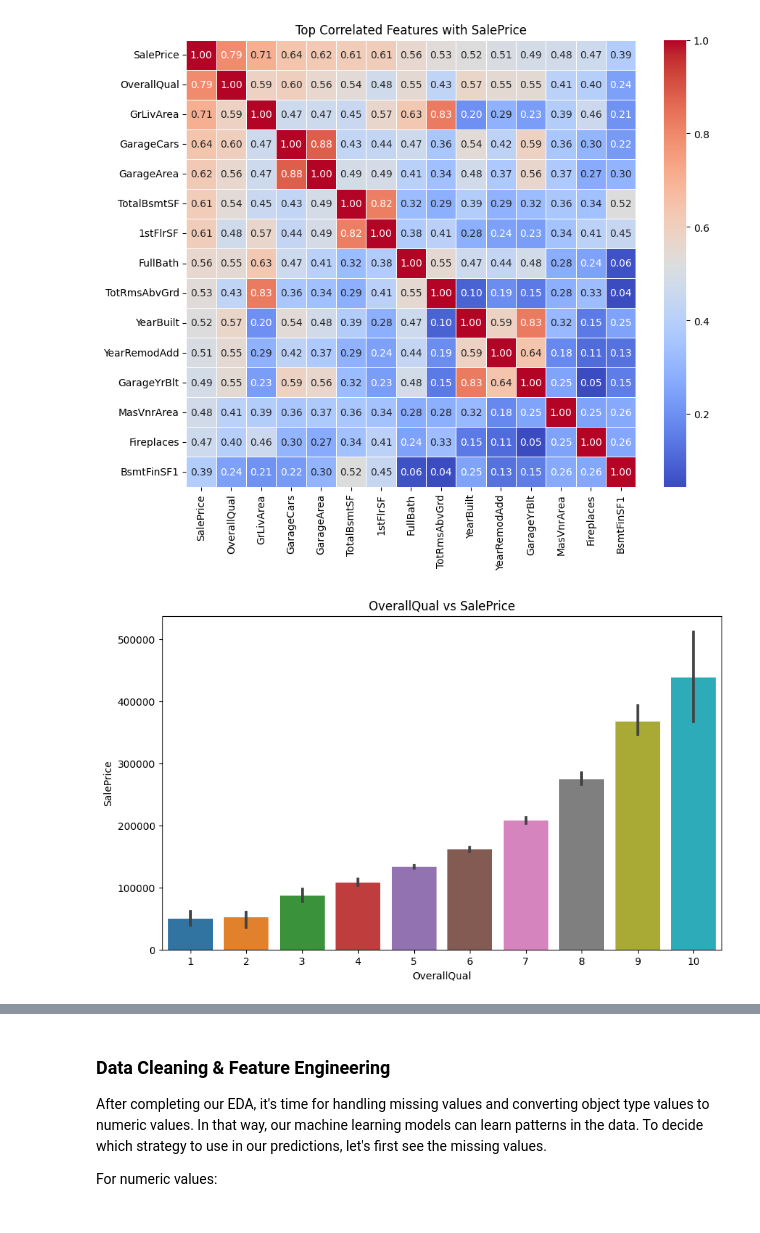
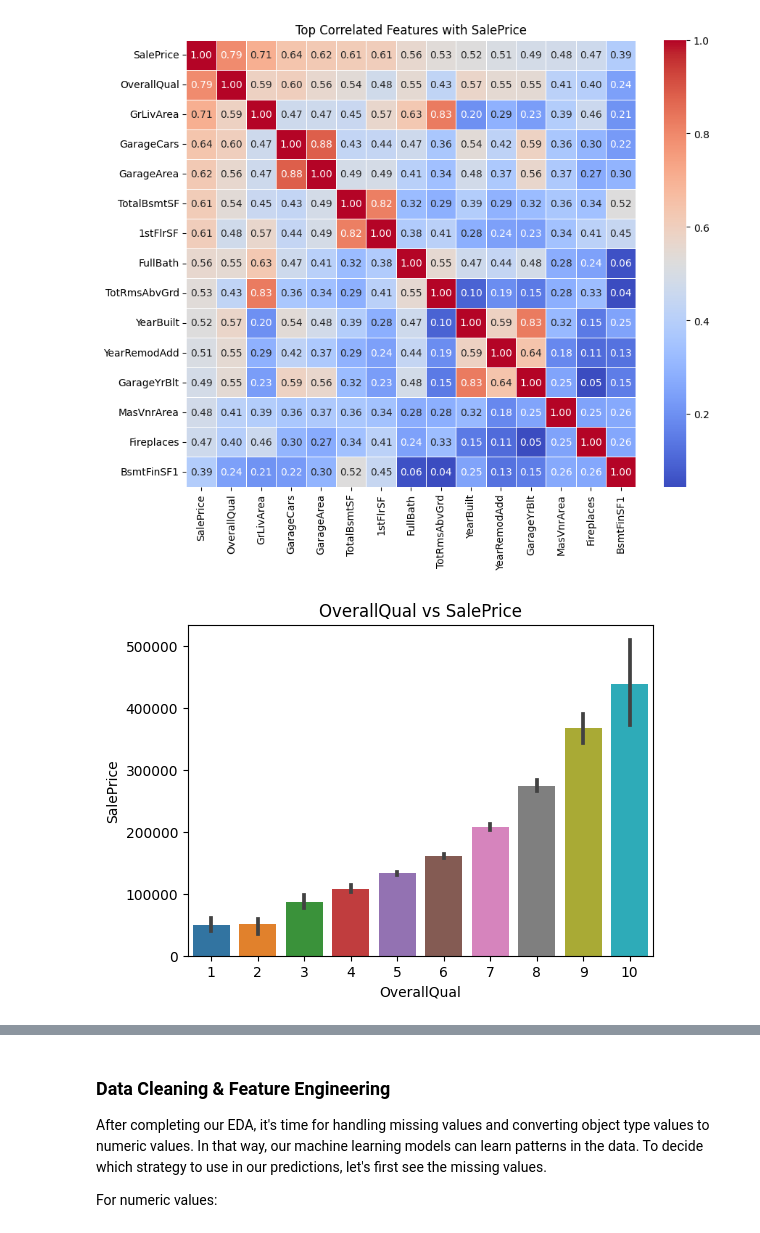
Before and after one commit to cankahramann/house-prices-advanced-regression-techniques, a Jupyter notebook: house_prices_advanced_regression.ipynb, the cells around one changed output, grey strips where cells are left out. Cells and saved outputs as stored; diff of their text form; code cells hidden in the pictures.

```diff
--- a/house_prices_advanced_regression.ipynb
+++ b/house_prices_advanced_regression.ipynb
@@ -29,10 +29,7 @@ import pandas as pd
 import seaborn as sns
 # %%
 # Load the dataset
-df_original = pd.read_csv("/content/drive/MyDrive/house-prices-advanced-regression/data/train.csv")
+df = pd.read_csv("/content/drive/MyDrive/house-prices-advanced-regression/data/train.csv")
-# %%
-# I'll copy the original dataframe, so that we can use the original for further feature engineering
-df = df_original.copy()
 # %% [markdown]
 ### Exploratory Data Analysis (EDA)
 # %%
@@ -157,13 +154,13 @@ plt.show();
 # %%
 # Categorical feature analysis: We can plot some categorical values and their rl. with the target variable
 # Bar plot of a categorical feature (e.g., OverallQual)
-plt.figure(figsize=(10, 6))
+plt.figure(figsize=(6, 4.3))
 sns.barplot(x='OverallQual', y='SalePrice', data=df)
 plt.title('OverallQual vs SalePrice')
 plt.xlabel('OverallQual')
 plt.ylabel('SalePrice')
 plt.show()
 # %% [output]
-[figure, old version]
+[figure, new version]
 # %%
 # Let's visualize one more: Neighborhood
```
Also changed, not shown: parts of 24 cells of this notebook.
